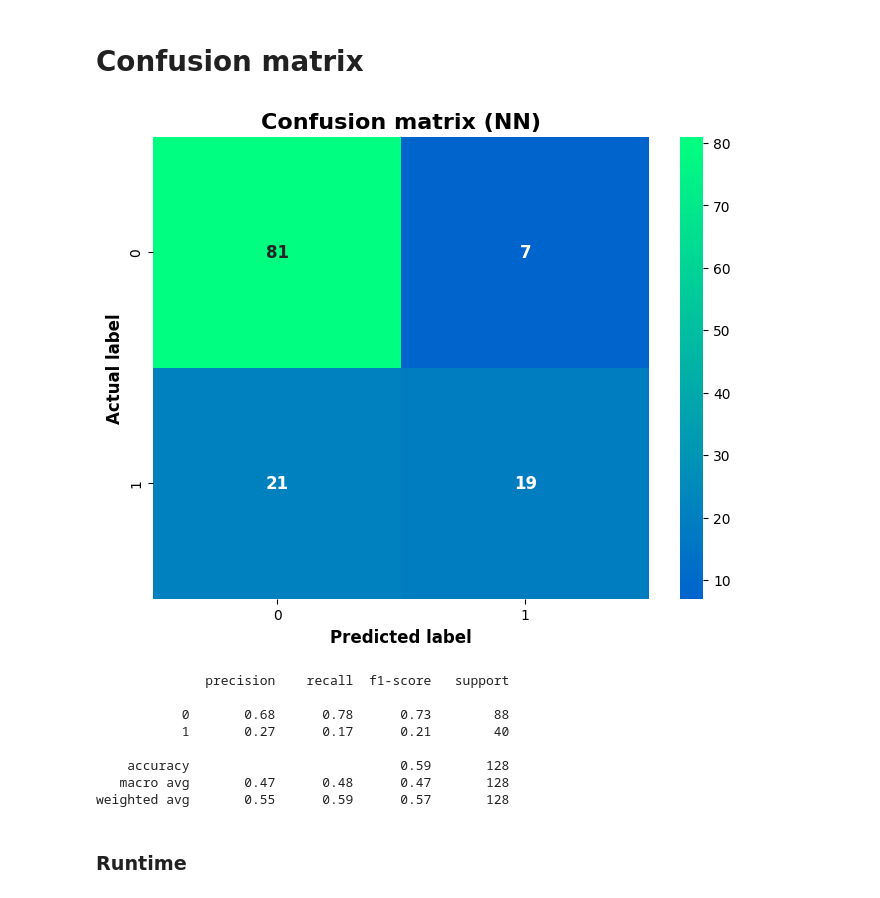
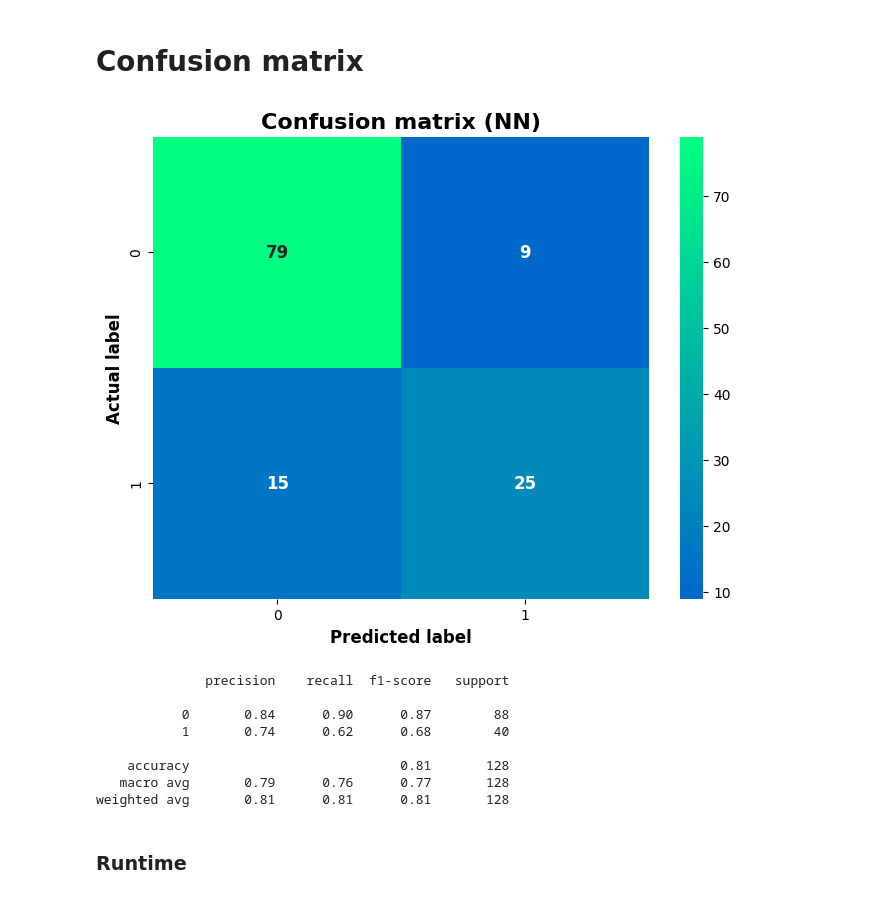
Before and after one commit to 1markmus/Diabetes-Classification, a Jupyter notebook: Neural network.ipynb, the cells around one changed output. Drawn from its saved outputs; the diff is of its cells as text; code cells hidden in the pictures.

```diff
--- a/Neural network.ipynb
+++ b/Neural network.ipynb
@@ -95,23 +95,23 @@ class Net(nn.Module):
 
         self.extract = nn.Sequential(
             nn.Linear(n_features, 128),
-            nn.ReLU(),
+            nn.ELU(),
             nn.Linear(128, 1024),
 
             nn.BatchNorm1d(1024),
-            nn.ELU(),
+            nn.ReLU(),
             nn.Dropout1d(p = 0.1),
 
             nn.Linear(1024, 8192),
-            nn.ReLU(),
+            nn.ELU(),
             nn.Linear(8192, 1024),
 
             nn.BatchNorm1d(1024),
-            nn.ELU(),
+            nn.ReLU(),
             nn.Dropout1d(p = 0.01),
 
             nn.Linear(1024, 128),
-            nn.ReLU()
+            nn.ELU()
         )
 
         self.classifier = nn.Sequential(
@@ -132,26 +132,26 @@ device = torch.device("cuda" if torch.cuda.is_available() else "cpu")
 model = Net(n_features=len(features)).to(device)
 
 # Optimizer
-optimizer = optim.Adam(model.parameters(), lr = 0.01, weight_decay=10e-5)
+optimizer = optim.Adam(model.parameters(), lr = 0.000001, weight_decay=10e-4)
 
 # Loss function
 criterion = nn.BCEWithLogitsLoss()
 
 # Scheduler
-scheduler = optim.lr_scheduler.ReduceLROnPlateau(optimizer, mode = "min", patience=3, factor=0.5)
+scheduler = optim.lr_scheduler.ReduceLROnPlateau(optimizer, mode = "min", patience=3, factor=0.33)
 # %% [markdown]
 # Training and testing
 # %%
 # Early stop
 counter = 0
-patience = 25
+patience = 10
 best_loss = np.inf
 
 # Losses
 train_losses = []
 test_losses = []
 
-for epoch in range(100):
+for epoch in range(1000):
     start_epoch = time.time()
     model.train()
     train_total_loss = 0
@@ -260,52 +277,56 @@ for i in pred_target:
         pred_binary.append(0)
     else:
         pred_binary.append(1)
+
+actual_binary = []
+for i in true_target:
+    actual_binary.append(i.int())
 # %% [markdown]
 # Confusion matrix
 # %%
 fig, ax = plt.subplots(figsize = (8, 6))
-cm = confusion_matrix(y_true=true_target, y_pred=pred_binary)
+cm = confusion_matrix(y_true=actual_binary, y_pred=pred_binary)
 sns.heatmap(
     data = cm,
     cmap="winter",
     center = 20,
     annot=True,
     annot_kws = {
         "fontsize":12,
         "fontweight":"bold"
         },
     ax = ax
     )
 plt.title(
     "Confusion matrix (NN)",
     fontsize = 16,
     fontweight = "bold"
     )
 plt.xlabel(
     "Predicted label",
     fontsize = 12,
     fontweight = "bold"
     )
 plt.ylabel(
     "Actual label",
     fontsize = 12,
     fontweight = "bold"
     )
 fig.savefig("NeuralNetwork_ConfusionMatrix.png")
 plt.show()
 
 # Report
-print(classification_report(y_test, pred_binary))
+print(classification_report(actual_binary, pred_binary))
 # %% [output]
-[figure, old version]
+[figure, new version]
               precision    recall  f1-score   support
 
-           0       0.68      0.78      0.73        88
-           1       0.27      0.17      0.21        40
+           0       0.84      0.90      0.87        88
+           1       0.74      0.62      0.68        40
 
-    accuracy                           0.59       128
-   macro avg       0.47      0.48      0.47       128
-weighted avg       0.55      0.59      0.57       128
+    accuracy                           0.81       128
+   macro avg       0.79      0.76      0.77       128
+weighted avg       0.81      0.81      0.81       128
 # %% [markdown]
 ### Runtime
 # %%
```
Also changed, not shown: parts of 3 cells of this notebook, 2 other files.
